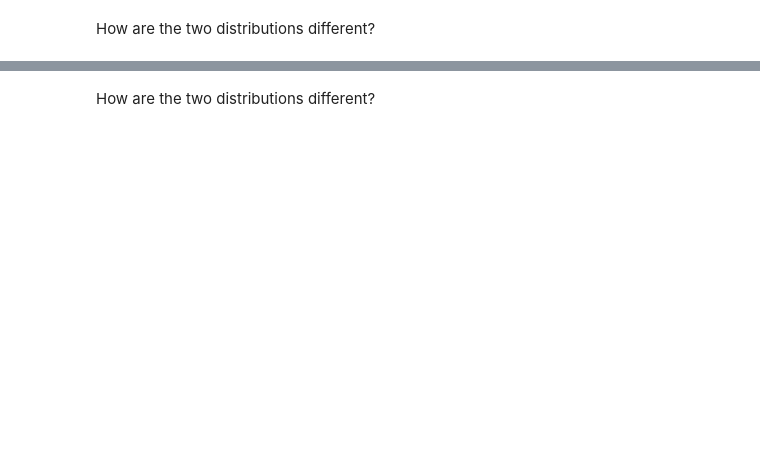
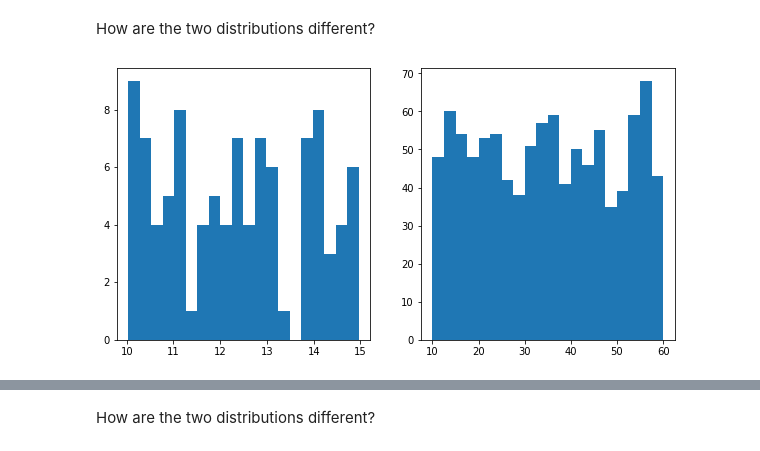
Before and after one commit to ta-data-lis/lab-probability-distributions, a Jupyter notebook: your-code/continuous.ipynb, the cells around one changed output, grey strips where cells are left out. Cells and saved outputs as stored; diff of their text form; code cells hidden in the pictures; blank space fills up the shorter version.

```diff
--- a/your-code/continuous.ipynb
+++ b/your-code/continuous.ipynb
@@ -47,2 +48,14 @@ Your output should look like below:
+# %%
+# your code here
+from scipy.stats import uniform
+import matplotlib.pyplot as plt
+import numpy as np
+
+def distribution (z, y, i):
+    x = uniform.rvs(size=i)
+    a = z
+    b = y
+    randoms  = a + (b-a)*x
+    return(randoms)
 # %% [markdown]
 How are the two distributions different?
@@ -51,3 +62,16 @@ How are the two distributions different?
+# %%
+# your answer here:
+fun_1 = distribution(10, 15, 100)
+
+fun_2 = distribution(10, 60, 1000)
+# %%
+fig, axs = plt.subplots(1, 2, figsize=(10, 5))
+axs[0].hist(fun_1, 20)
+axs[1].hist(fun_2, 20)
+
+plt.show()
+# %% [output]
+[figure, added]
 # %% [markdown]
 ## Normal Distribution
 
```
Also changed, not shown: parts of 19 cells of this notebook.
